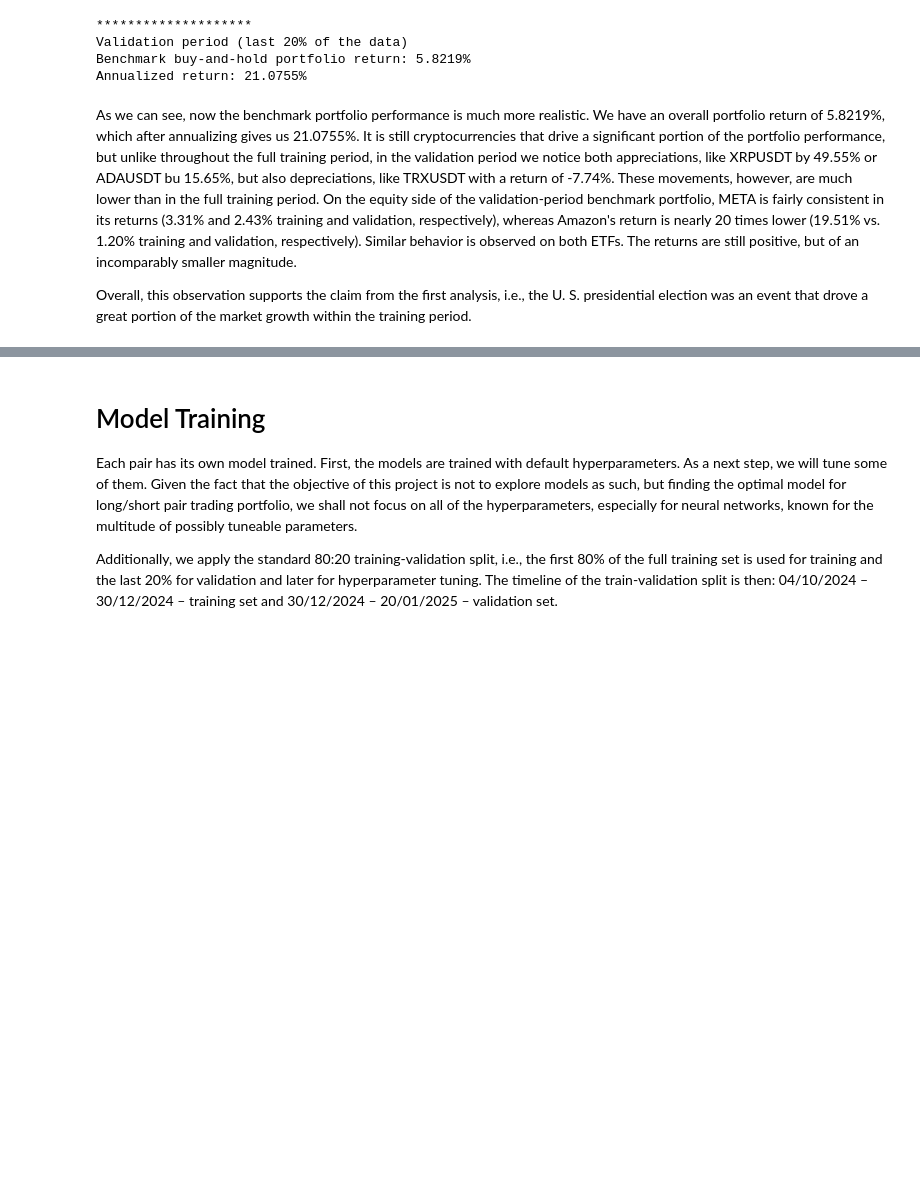
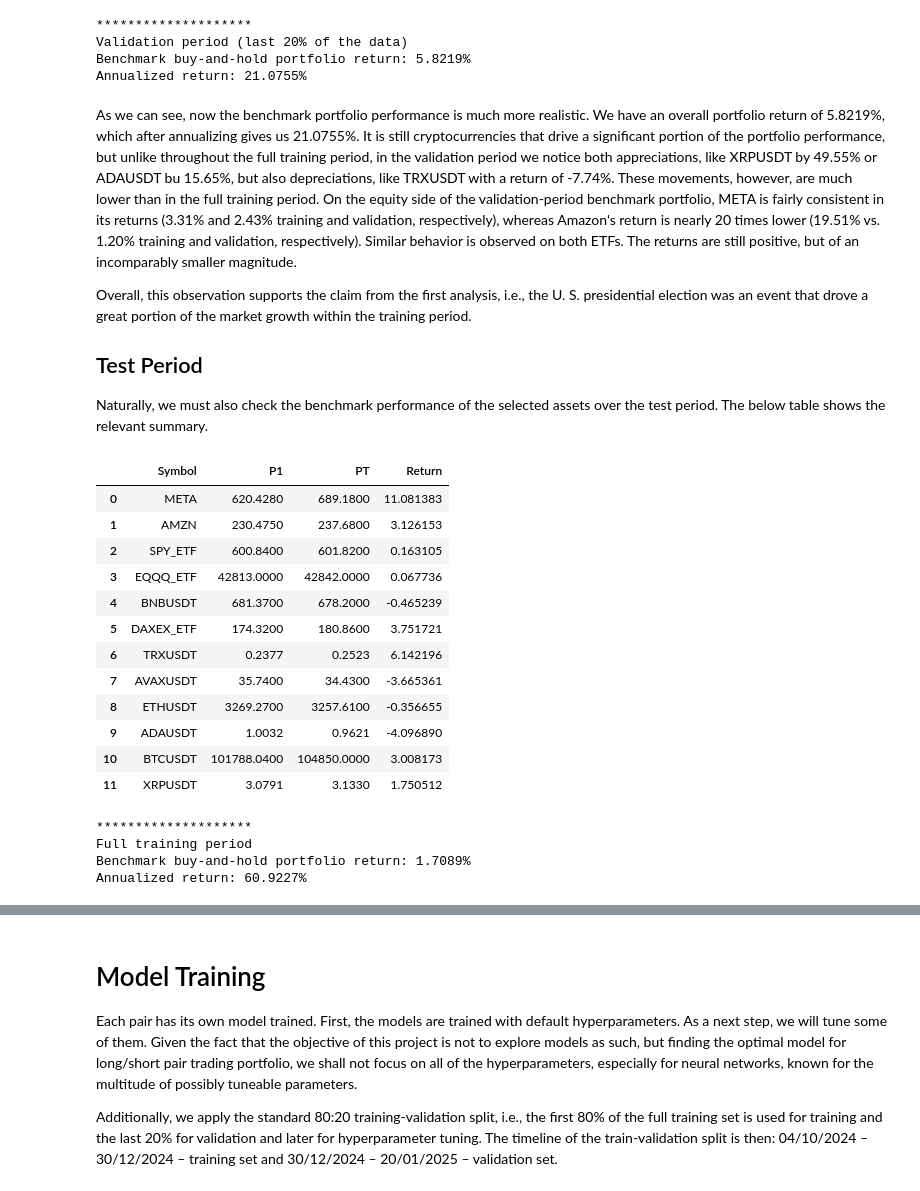
Before and after one commit to nite4/mscfe-masters-project, a Jupyter notebook: src/modeling.ipynb, the cells around one changed output, grey strips where cells are left out. Drawn from its saved outputs; the diff is of its cells as text; code cells hidden in the pictures; blank space fills up the shorter version.

Commit message:
Added test period benchmark buy and hold.

```diff
--- a/src/modeling.ipynb
+++ b/src/modeling.ipynb
@@ -259,3 +261,53 @@ Annualized return: 21.0755%
 As we can see, now the benchmark portfolio performance is much more realistic. We have an overall portfolio return of 5.8219%, which after annualizing gives us 21.0755%. It is still cryptocurrencies that drive a significant portion of the portfolio performance, but unlike throughout the full training period, in the validation period we notice both appreciations, like XRPUSDT by 49.55% or ADAUSDT bu 15.65%, but also depreciations, like TRXUSDT with a return of -7.74%. These movements, however, are much lower than in the full training period. On the equity side of the validation-period benchmark portfolio, META is fairly consistent in its returns (3.31% and 2.43% training and validation, respectively), whereas Amazon's return is nearly 20 times lower (19.51% vs. 1.20% training and validation, respectively). Similar behavior is observed on both ETFs. The returns are still positive, but of an incomparably smaller magnitude.
 
 Overall, this observation supports the claim from the first analysis, i.e., the U. S. presidential election was an event that drove a great portion of the market growth within the training period.
+
+## Test Period
+
+Naturally, we must also check the benchmark performance of the selected assets over the test period. The below table shows the relevant summary.
+# %%
+df_full_test = pd.read_csv('df_full_test.csv').drop(['Unnamed: 0'], axis=1)
+asset_returns = []
+
+# Calculate each asset's return
+for ticker in unique_tickers:
+    sub_df = df_full_test[df_full_test['Symbol']==ticker].copy()
+    sub_df['OpenTime'] = pd.to_datetime(sub_df['OpenTime'])
+    sub_df= sub_df.set_index('OpenTime')
+    sub_df = sub_df.sort_index()
+    sub_df = sub_df['Close']
+    p1 = sub_df.iloc[0]
+    pT = sub_df.iloc[-1]
+    r_i = (pT-p1)/p1*100
+    asset_returns.append({'Symbol': ticker, 'P1': p1, 'PT': pT, 'Return':r_i})
+
+benchmark_return = pd.DataFrame(asset_returns)
+display(benchmark_return)
+average_return = benchmark_return['Return'].mean()
+
+# Annualize the return
+number_of_days = (pd.to_datetime(df_full_test['OpenTime'].max())
+                  - pd.to_datetime(df_full_test['OpenTime'].min())).days
+annualized_return = (1+average_return/100)**(365/number_of_days) - 1
+
+print('********************\nFull training period')
+print(f'Benchmark buy-and-hold portfolio return: {round(average_return, 4)}%')
+print(f'Annualized return: {round(annualized_return*100, 4)}%')
+# %% [output]
+|  | Symbol | P1 | PT | Return |
+| 0 | META | 620.4280 | 689.1800 | 11.081383 |
+| 1 | AMZN | 230.4750 | 237.6800 | 3.126153 |
+| 2 | SPY_ETF | 600.8400 | 601.8200 | 0.163105 |
+| 3 | EQQQ_ETF | 42813.0000 | 42842.0000 | 0.067736 |
+| 4 | BNBUSDT | 681.3700 | 678.2000 | -0.465239 |
+| 5 | DAXEX_ETF | 174.3200 | 180.8600 | 3.751721 |
+| 6 | TRXUSDT | 0.2377 | 0.2523 | 6.142196 |
+| 7 | AVAXUSDT | 35.7400 | 34.4300 | -3.665361 |
+| 8 | ETHUSDT | 3269.2700 | 3257.6100 | -0.356655 |
+| 9 | ADAUSDT | 1.0032 | 0.9621 | -4.096890 |
+| 10 | BTCUSDT | 101788.0400 | 104850.0000 | 3.008173 |
+| 11 | XRPUSDT | 3.0791 | 3.1330 | 1.750512 |
+********************
+Full training period
+Benchmark buy-and-hold portfolio return: 1.7089%
+Annualized return: 60.9227%
```
Also changed, not shown: parts of 4 cells of this notebook.
